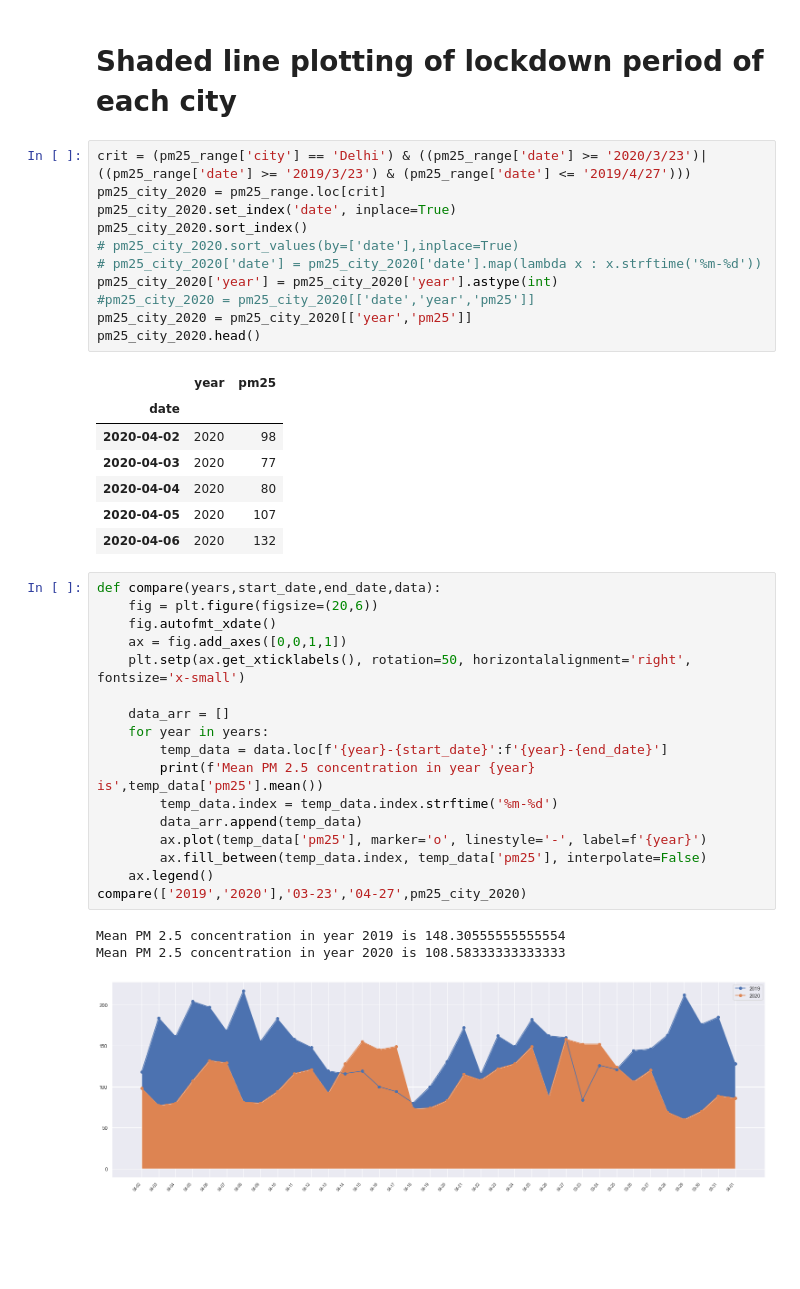
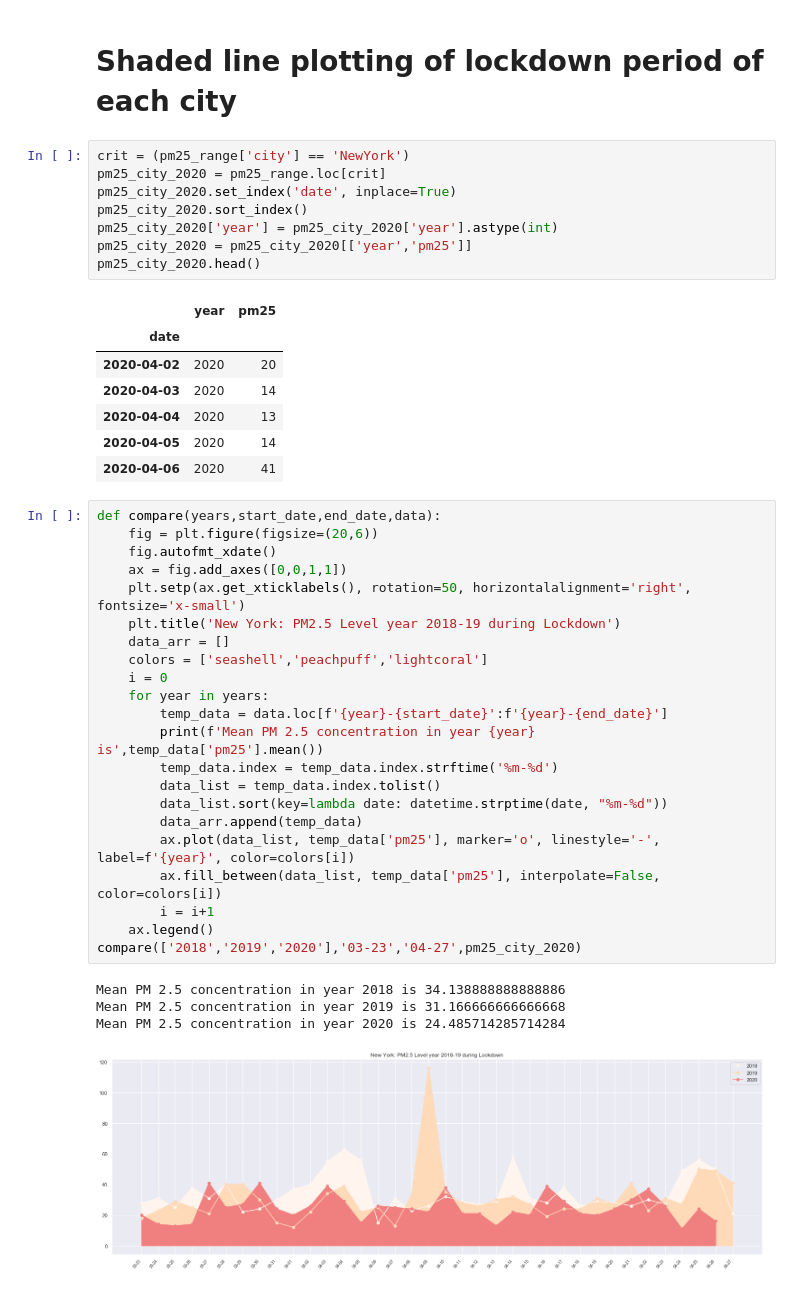
Before and after one commit to poojakataria/CMPE256_FinalProject_COVID19Analysis, a Jupyter notebook: Covid19PositiveAnalysis.ipynb, the cells around one changed output. Saved outputs shown, nothing was run; the diff lists cells and outputs as text; blank space fills up the shorter version.

Commit message:
Updated Visualization

```diff
--- a/Covid19PositiveAnalysis.ipynb
+++ b/Covid19PositiveAnalysis.ipynb
@@ -504,42 +513,45 @@ plt.show()
 # %% [markdown]
 # Shaded line plotting of lockdown period of each city
 # %%
-crit = (pm25_range['city'] == 'Delhi') & ((pm25_range['date'] >= '2020/3/23')| ((pm25_range['date'] >= '2019/3/23') & (pm25_range['date'] <= '2019/4/27')))
+crit = (pm25_range['city'] == 'NewYork')
 pm25_city_2020 = pm25_range.loc[crit]
 pm25_city_2020.set_index('date', inplace=True)
 pm25_city_2020.sort_index()
-# pm25_city_2020.sort_values(by=['date'],inplace=True)
-# pm25_city_2020['date'] = pm25_city_2020['date'].map(lambda x : x.strftime('%m-%d'))
 pm25_city_2020['year'] = pm25_city_2020['year'].astype(int)
-#pm25_city_2020 = pm25_city_2020[['date','year','pm25']]
 pm25_city_2020 = pm25_city_2020[['year','pm25']]
 pm25_city_2020.head()
 # %% [output]
 |  | year | pm25 |
 | date |  |  |
-| 2020-04-02 | 2020 | 98 |
-| 2020-04-03 | 2020 | 77 |
-| 2020-04-04 | 2020 | 80 |
-| 2020-04-05 | 2020 | 107 |
-| 2020-04-06 | 2020 | 132 |
+| 2020-04-02 | 2020 | 20 |
+| 2020-04-03 | 2020 | 14 |
+| 2020-04-04 | 2020 | 13 |
+| 2020-04-05 | 2020 | 14 |
+| 2020-04-06 | 2020 | 41 |
 # %%
 def compare(years,start_date,end_date,data):
     fig = plt.figure(figsize=(20,6))
     fig.autofmt_xdate()
     ax = fig.add_axes([0,0,1,1])
     plt.setp(ax.get_xticklabels(), rotation=50, horizontalalignment='right', fontsize='x-small')
-
+    plt.title('New York: PM2.5 Level year 2018-19 during Lockdown')
     data_arr = []
+    colors = ['seashell','peachpuff','lightcoral']
+    i = 0
     for year in years:
         temp_data = data.loc[f'{year}-{start_date}':f'{year}-{end_date}']
         print(f'Mean PM 2.5 concentration in year {year} is',temp_data['pm25'].mean())
         temp_data.index = temp_data.index.strftime('%m-%d')
+        data_list = temp_data.index.tolist()
+        data_list.sort(key=lambda date: datetime.strptime(date, "%m-%d"))
         data_arr.append(temp_data)
-        ax.plot(temp_data['pm25'], marker='o', linestyle='-', label=f'{year}')
-        ax.fill_between(temp_data.index, temp_data['pm25'], interpolate=False)
+        ax.plot(data_list, temp_data['pm25'], marker='o', linestyle='-', label=f'{year}', color=colors[i])
+        ax.fill_between(data_list, temp_data['pm25'], interpolate=False,  color=colors[i])
+        i = i+1
     ax.legend()
-compare(['2019','2020'],'03-23','04-27',pm25_city_2020)
+compare(['2018','2019','2020'],'03-23','04-27',pm25_city_2020)
 # %% [output]
-Mean PM 2.5 concentration in year 2019 is 148.30555555555554
-Mean PM 2.5 concentration in year 2020 is 108.58333333333333
+Mean PM 2.5 concentration in year 2018 is 34.138888888888886
+Mean PM 2.5 concentration in year 2019 is 31.166666666666668
+Mean PM 2.5 concentration in year 2020 is 24.485714285714284
-[figure, old version]
+[figure, new version]
```
Also changed, not shown: parts of 14 cells of this notebook.
